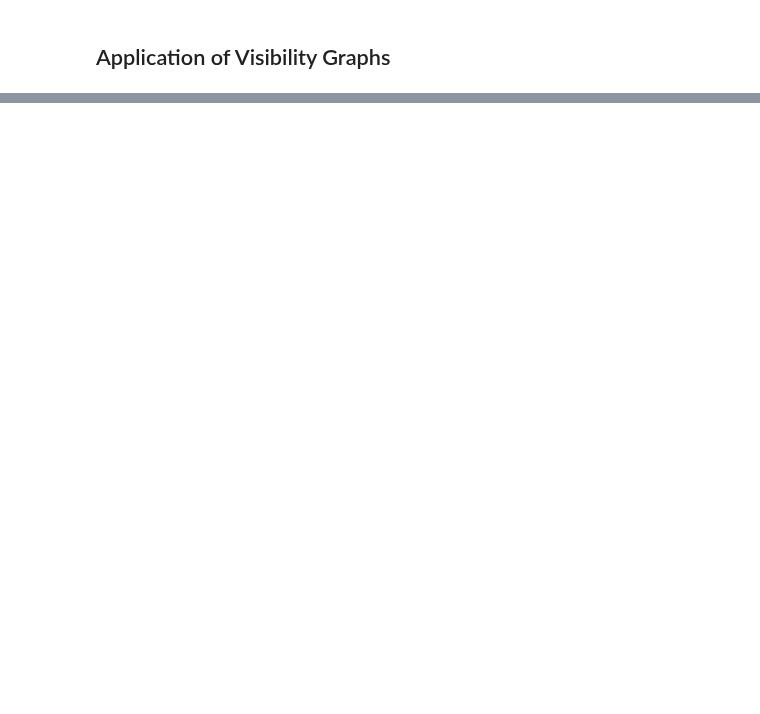
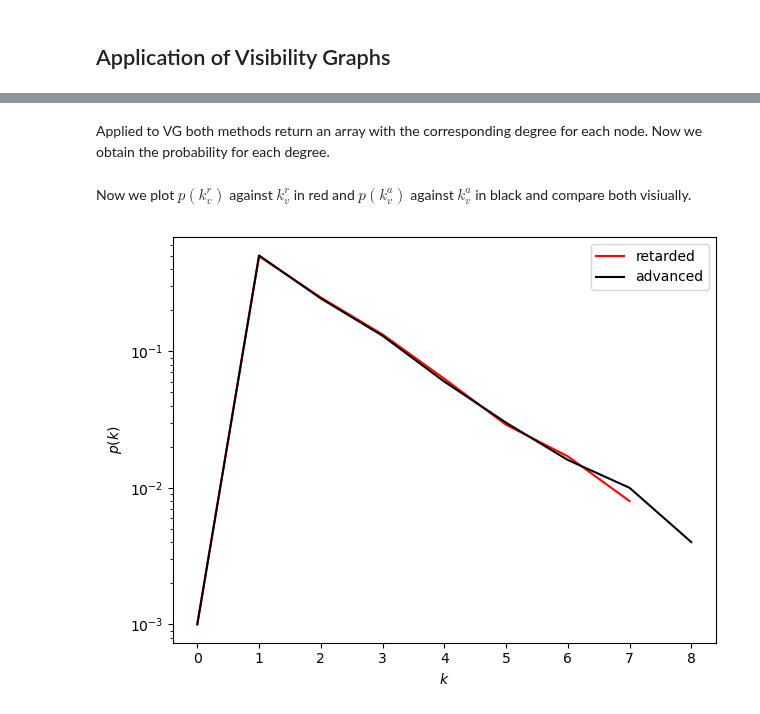
Before and after one commit to pik-copan/pyunicorn, a Jupyter notebook: notebooks/tutorial_VisibilityGraphs.ipynb, the cells around one changed output, grey strips where cells are left out. Cells and saved outputs as stored; diff of their text form; code cells hidden in the pictures; blank space fills up the shorter version.

Commit message:
Finalize tutorial on visibility graphs

```diff
--- a/notebooks/tutorial_VisibilityGraphs.ipynb
+++ b/notebooks/tutorial_VisibilityGraphs.ipynb
@@ -32,0 +126,15 @@ holds and the linkset of a HVG is a subset of that of a standard VG. A HVG remai
+# %%
+visibility_relations_horizontal = HVG.visibility_relations_horizontal()
+fig = plt.figure()
+ax = plt.plot(t[:200], w_t[:200]) # zooming in a bit
+ax = plt.xlabel("$t$")
+ax = plt.ylabel("$w_t$")
+ax = plt.title("TS with horizontal visibility relations for node 125")
+fig.tight_layout()
+
+i = 125 # only plot the nodes visible to node 125
+for k in range(N):
+    if visibility_relations_horizontal[i][k]:
+        ax = plt.arrow(i, w_t[i], (k-i), (w_t[k]-w_t[i]), color='grey')
+
+plt.show()
@@ -32,0 +154,35 @@ holds and the linkset of a HVG is a subset of that of a standard VG. A HVG remai
+# %%
+k_r = HVG.retarded_degree() # obtain retarded degree
+k_a = HVG.advanced_degree() # obtain advaned degee
+# %% [markdown]
+Applied to VG both methods return an array with the corresponding degree for each node. Now we obtain the probability for each degree.
+# %%
+p_r = []
+for i in range(int(max(k_r))): # go through array until highest degree
+    n = 0
+    for k in k_r:
+        if i == k:
+            n+=1 # count how often degree is found
+    p_r.append(n/N) # get probability
+p_a = []
+for i in range(int(max(k_a))):
+    n = 0
+    for k in k_a:
+        if i == k:
+            n+=1
+    p_a.append(n/N)
+# %% [markdown]
+Now we plot $p(k_v^r)$ against $k_v^r$ in red and $p(k_v^a)$ against $k_v^a$ in black and compare both visiually.
+# %%
+fig = plt.figure()
+x_d = np.arange(0, max(k_r))
+ax = plt.plot(x_d, p_r, color="red", label="retarded")
+x_a = np.arange(0, max(k_a))
+ax = plt.plot(x_a, p_a, color="black", label="advanced")
+ax = plt.xlabel("$k$")
+ax = plt.ylabel("$p(k)$")
+ax = plt.legend()
+ax = plt.yscale("log")
+fig.tight_layout()
+# %% [output]
+[figure, added]
```
Also changed, not shown: parts of 31 cells of this notebook.
